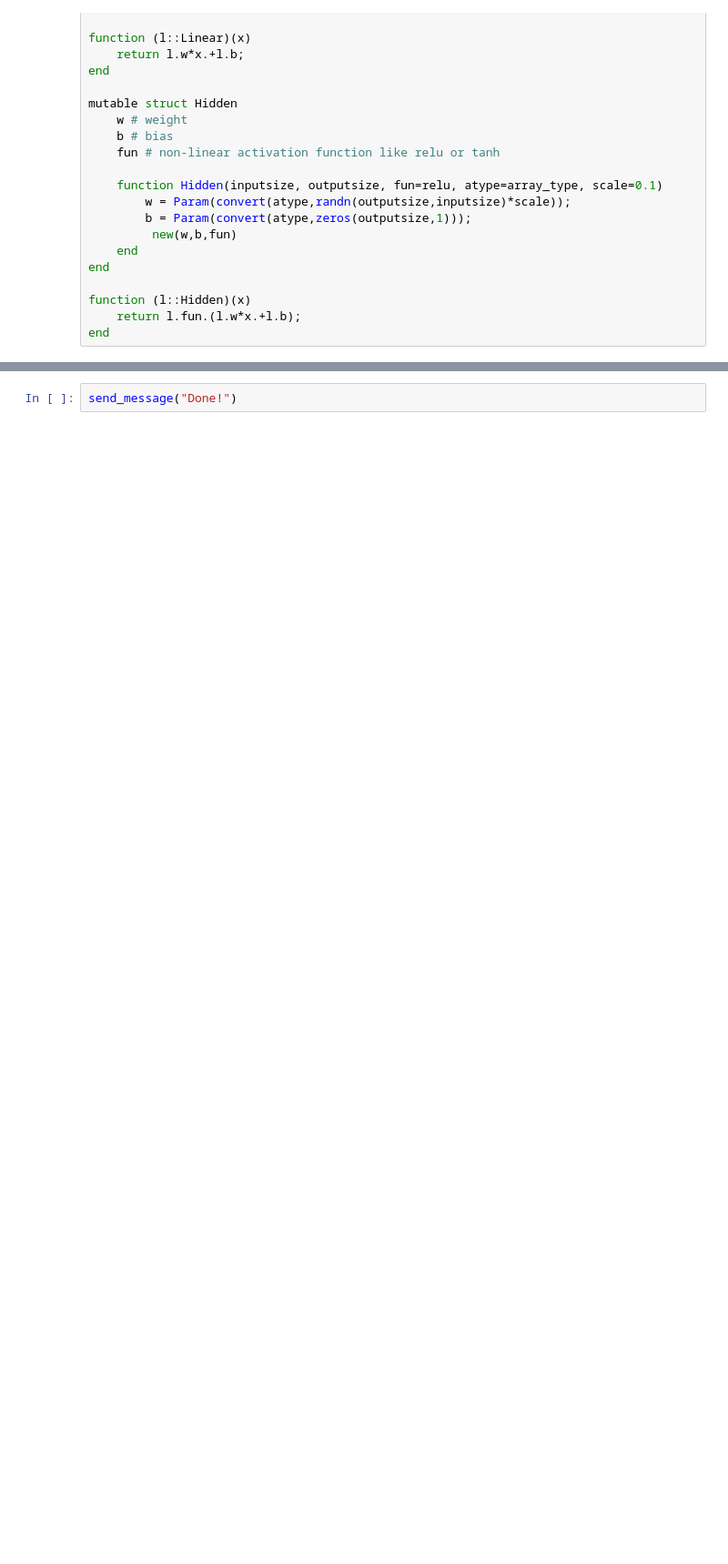
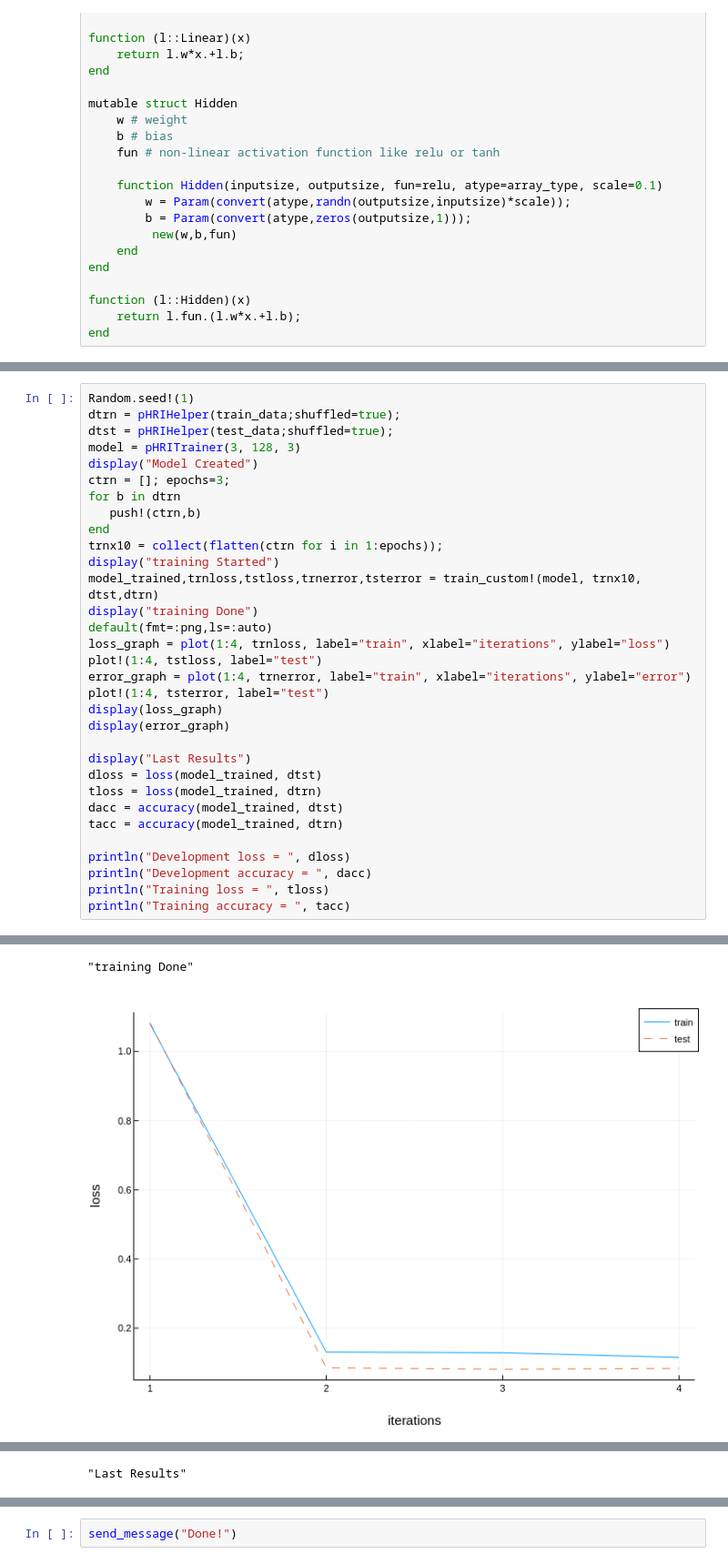
Before and after one commit to berkguler/comp541, a Jupyter notebook: v1_3.ipynb, the cells around one changed output, grey strips where cells are left out. Shown at 91% size. Drawn from its saved outputs; the diff is of its cells as text; blank space fills up the shorter version.

```diff
--- a/v1_3.ipynb
+++ b/v1_3.ipynb
@@ -332,0 +443,33 @@ for x in takenth(progress(adam(model,lr=0.15,ncycle(dtrn,100))),dtrn.ninstances)
+# %%
+Random.seed!(1)
+dtrn = pHRIHelper(train_data;shuffled=true);
+dtst = pHRIHelper(test_data;shuffled=true);
+model = pHRITrainer(3, 128, 3)
+display("Model Created")
+ctrn = []; epochs=3;
+for b in dtrn
+   push!(ctrn,b)
+end
+trnx10 = collect(flatten(ctrn for i in 1:epochs));
+display("training Started")
+model_trained,trnloss,tstloss,trnerror,tsterror = train_custom!(model, trnx10, dtst,dtrn)
+display("training Done")
+default(fmt=:png,ls=:auto)
+loss_graph = plot(1:4, trnloss, label="train", xlabel="iterations", ylabel="loss")
+plot!(1:4, tstloss, label="test")
+error_graph = plot(1:4, trnerror, label="train", xlabel="iterations", ylabel="error")
+plot!(1:4, tsterror, label="test")
+display(loss_graph)
+display(error_graph)
+
+display("Last Results")
+dloss = loss(model_trained, dtst)
+tloss = loss(model_trained, dtrn)
+dacc = accuracy(model_trained, dtst)
+tacc = accuracy(model_trained, dtrn)
+
+println("Development loss = ", dloss)
+println("Development accuracy = ", dacc)
+println("Training loss = ", tloss)
+println("Training accuracy = ", tacc)
+# %% [output]
@@ -332,0 +483,2 @@ for x in takenth(progress(adam(model,lr=0.15,ncycle(dtrn,100))),dtrn.ninstances)
+"training Done"
+[figure, added]
@@ -332,0 +486 @@ for x in takenth(progress(adam(model,lr=0.15,ncycle(dtrn,100))),dtrn.ninstances)
+"Last Results"
```
Also changed, not shown: parts of 22 cells of this notebook.
